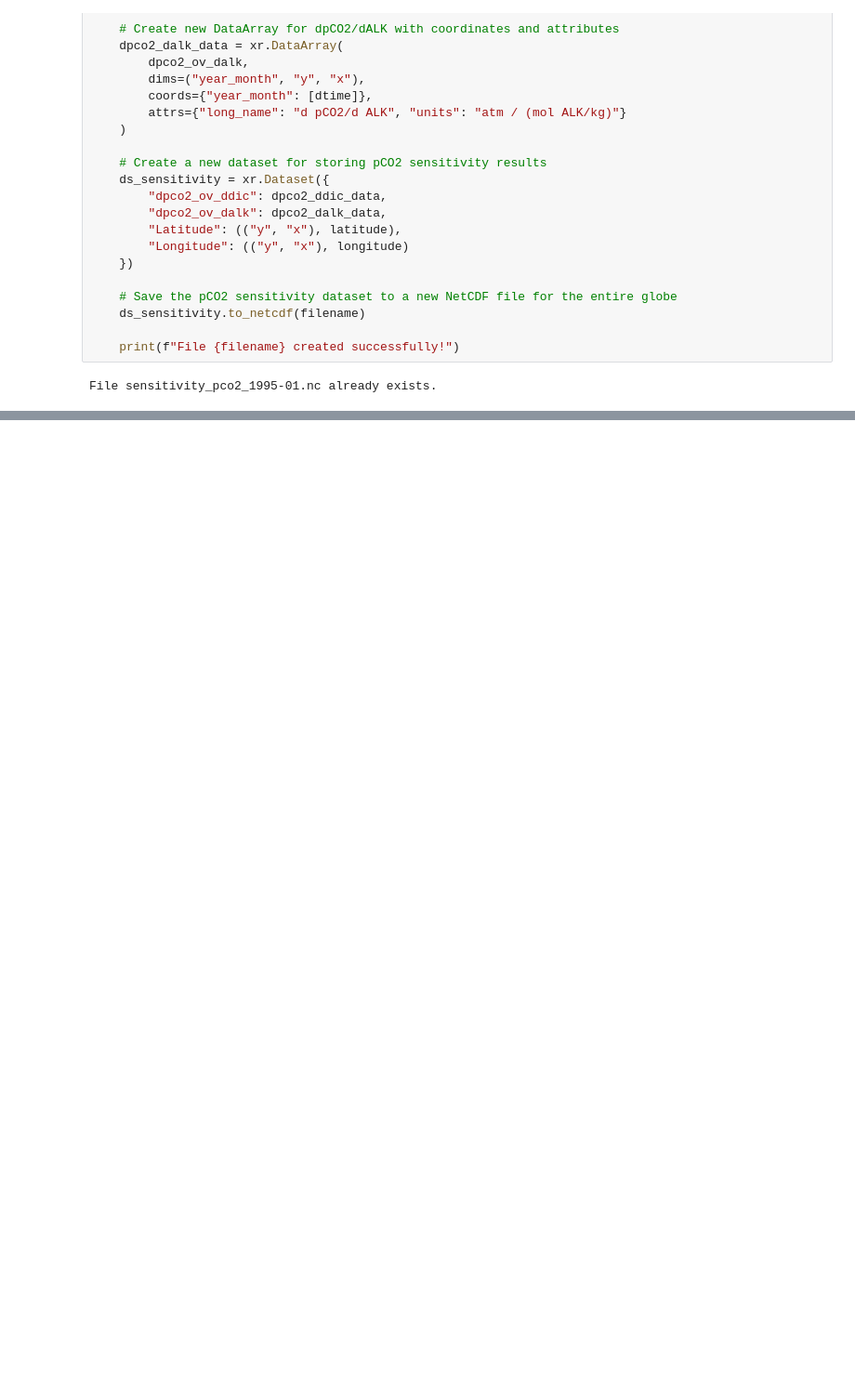
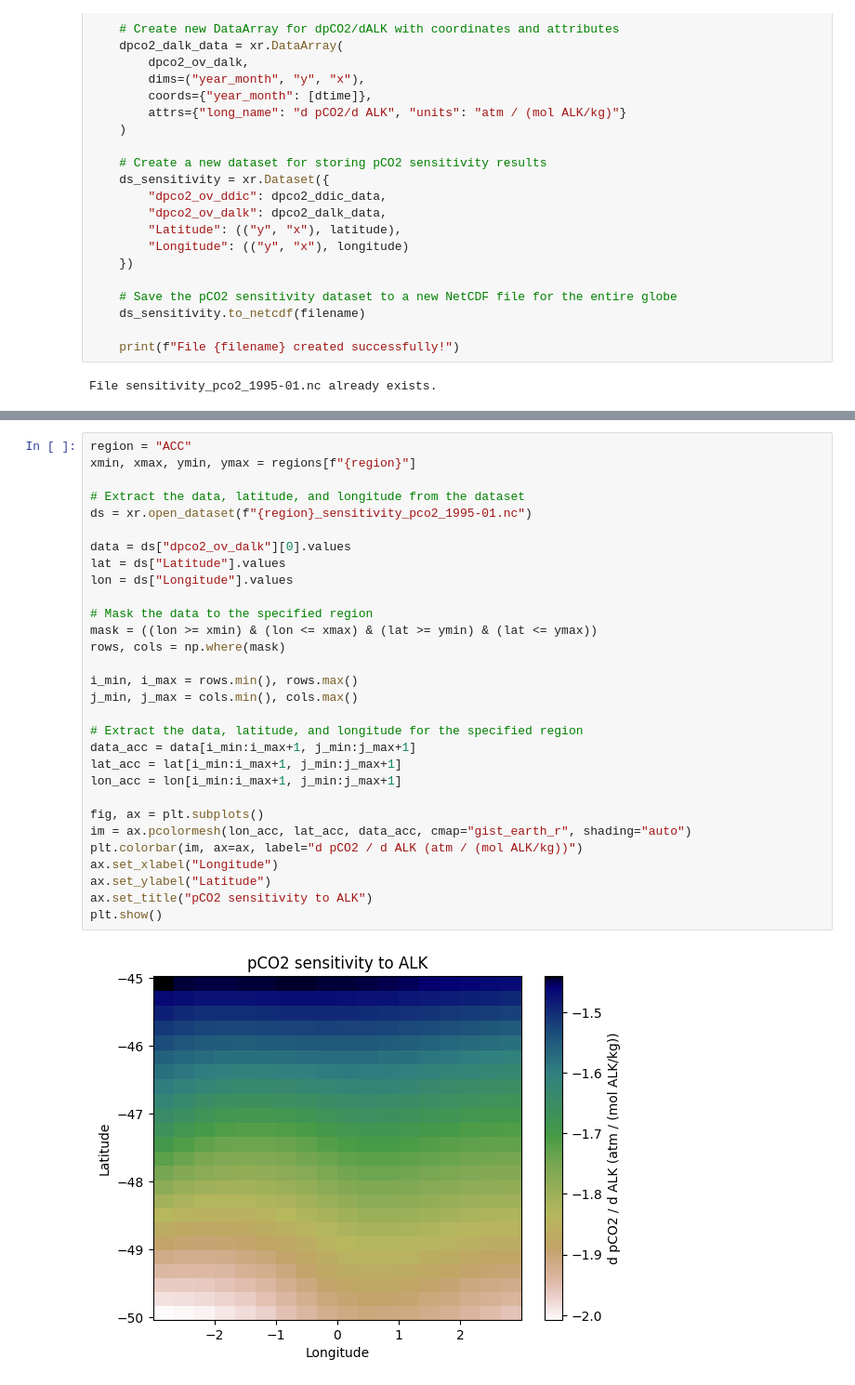
Before and after one commit to ocebousquet/rapid_mCDR_horizontal, a Jupyter notebook: DatasLLC270/create_forcing_data.ipynb, the cells around one changed output, grey strips where cells are left out. Shown at 93% size. Saved outputs shown, nothing was run; the diff lists cells and outputs as text; blank space fills up the shorter version.

```diff
--- a/DatasLLC270/create_forcing_data.ipynb
+++ b/DatasLLC270/create_forcing_data.ipynb
@@ -236,0 +260,32 @@ plt.show()
+# %%
+region = "ACC"
+xmin, xmax, ymin, ymax = regions[f"{region}"]
+
+# Extract the data, latitude, and longitude from the dataset
+ds = xr.open_dataset(f"{region}_sensitivity_pco2_1995-01.nc")
+
+data = ds["dpco2_ov_dalk"][0].values
+lat = ds["Latitude"].values
+lon = ds["Longitude"].values
+
+# Mask the data to the specified region
+mask = ((lon >= xmin) & (lon <= xmax) & (lat >= ymin) & (lat <= ymax))
+rows, cols = np.where(mask)
+
+i_min, i_max = rows.min(), rows.max()
+j_min, j_max = cols.min(), cols.max()
+
+# Extract the data, latitude, and longitude for the specified region
+data_acc = data[i_min:i_max+1, j_min:j_max+1]
+lat_acc = lat[i_min:i_max+1, j_min:j_max+1]
+lon_acc = lon[i_min:i_max+1, j_min:j_max+1]
+
+fig, ax = plt.subplots()
+im = ax.pcolormesh(lon_acc, lat_acc, data_acc, cmap="gist_earth_r", shading="auto")
+plt.colorbar(im, ax=ax, label="d pCO2 / d ALK (atm / (mol ALK/kg))")
+ax.set_xlabel("Longitude")
+ax.set_ylabel("Latitude")
+ax.set_title("pCO2 sensitivity to ALK")
+plt.show()
+# %% [output]
+[figure, added]
```
Also changed, not shown: parts of 4 cells of this notebook, 1 other file.
